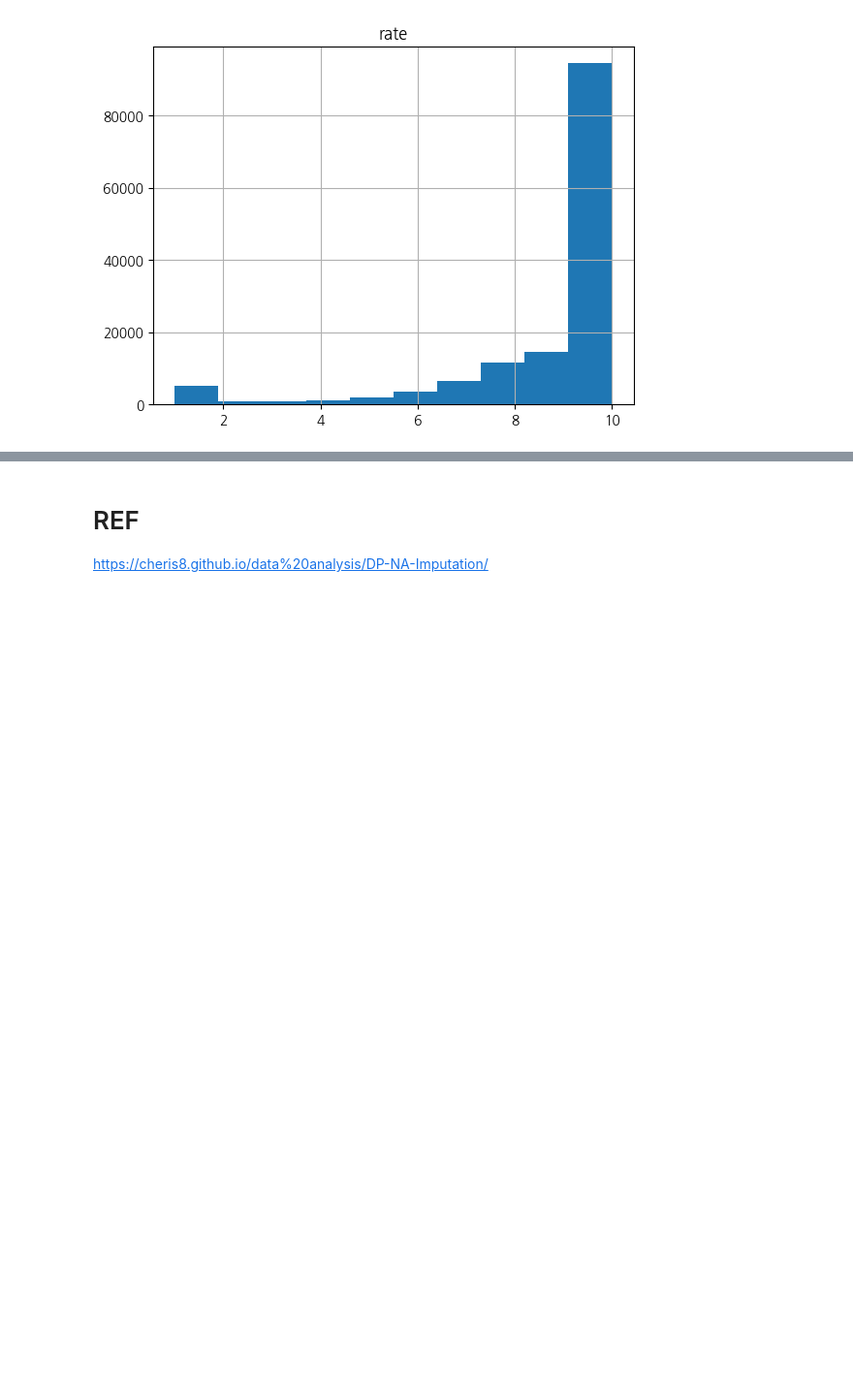
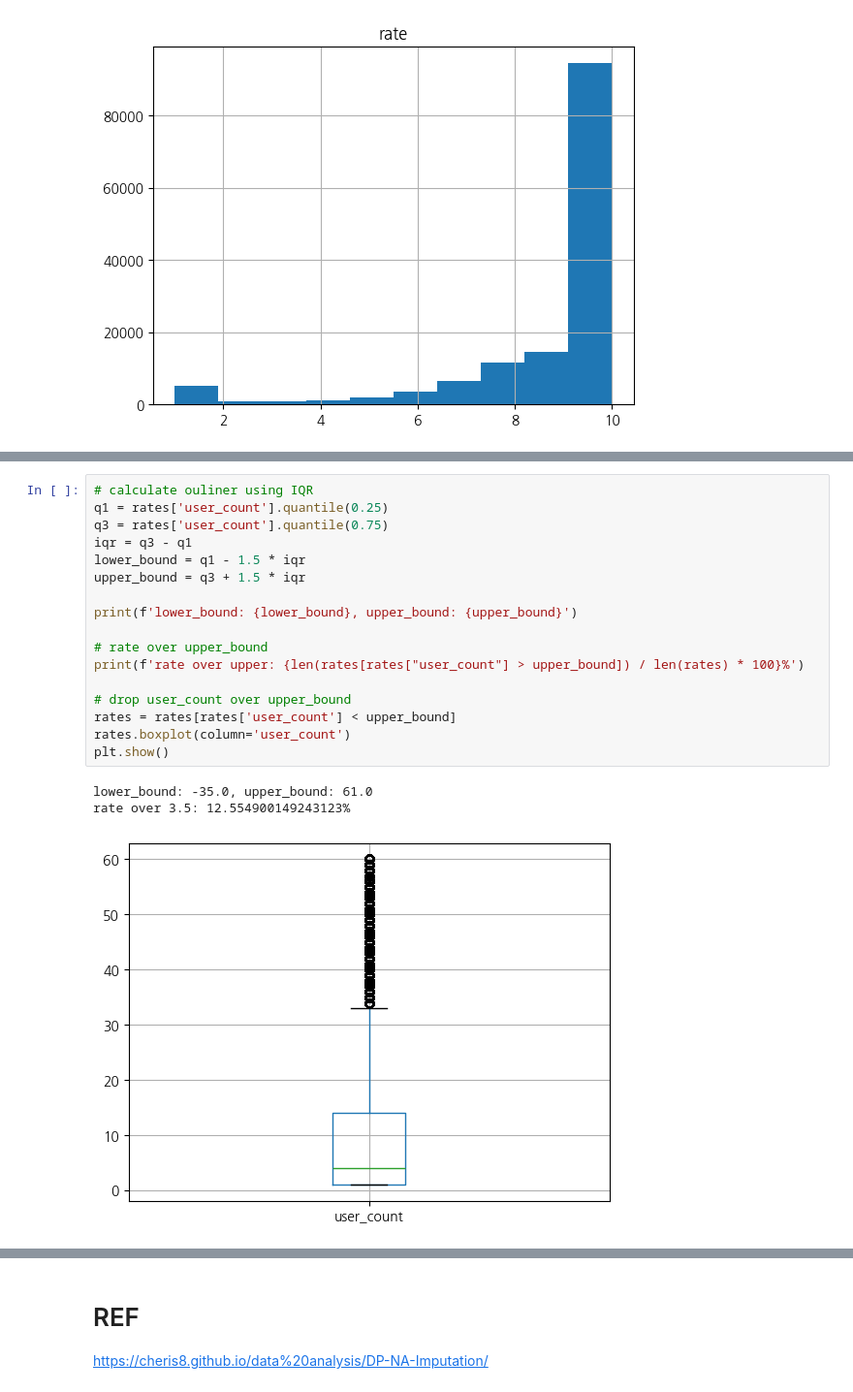
Before and after one commit to YeonSeong-Lee/codessey, a Jupyter notebook: prob02/prob0203.ipynb, the cells around one changed output, grey strips where cells are left out. Shown at 97% size. Cells and saved outputs as stored; diff of their text form; blank space fills up the shorter version.

```diff
--- a/prob02/prob0203.ipynb
+++ b/prob02/prob0203.ipynb
@@ -242,3 +264,24 @@ plt.show()
+# %%
+# calculate ouliner using IQR
+q1 = rates['user_count'].quantile(0.25)
+q3 = rates['user_count'].quantile(0.75)
+iqr = q3 - q1
+lower_bound = q1 - 1.5 * iqr
+upper_bound = q3 + 1.5 * iqr
+
+print(f'lower_bound: {lower_bound}, upper_bound: {upper_bound}')
+
+# rate over upper_bound
+print(f'rate over upper: {len(rates[rates["user_count"] > upper_bound]) / len(rates) * 100}%')
+
+# drop user_count over upper_bound
+rates = rates[rates['user_count'] < upper_bound]
+rates.boxplot(column='user_count')
+plt.show()
+# %% [output]
+lower_bound: -35.0, upper_bound: 61.0
+rate over 3.5: 12.554900149243123%
+[figure, added]
 # %%
 # time
 plt.title('time')
```
Also changed, not shown: parts of 5 cells of this notebook.
